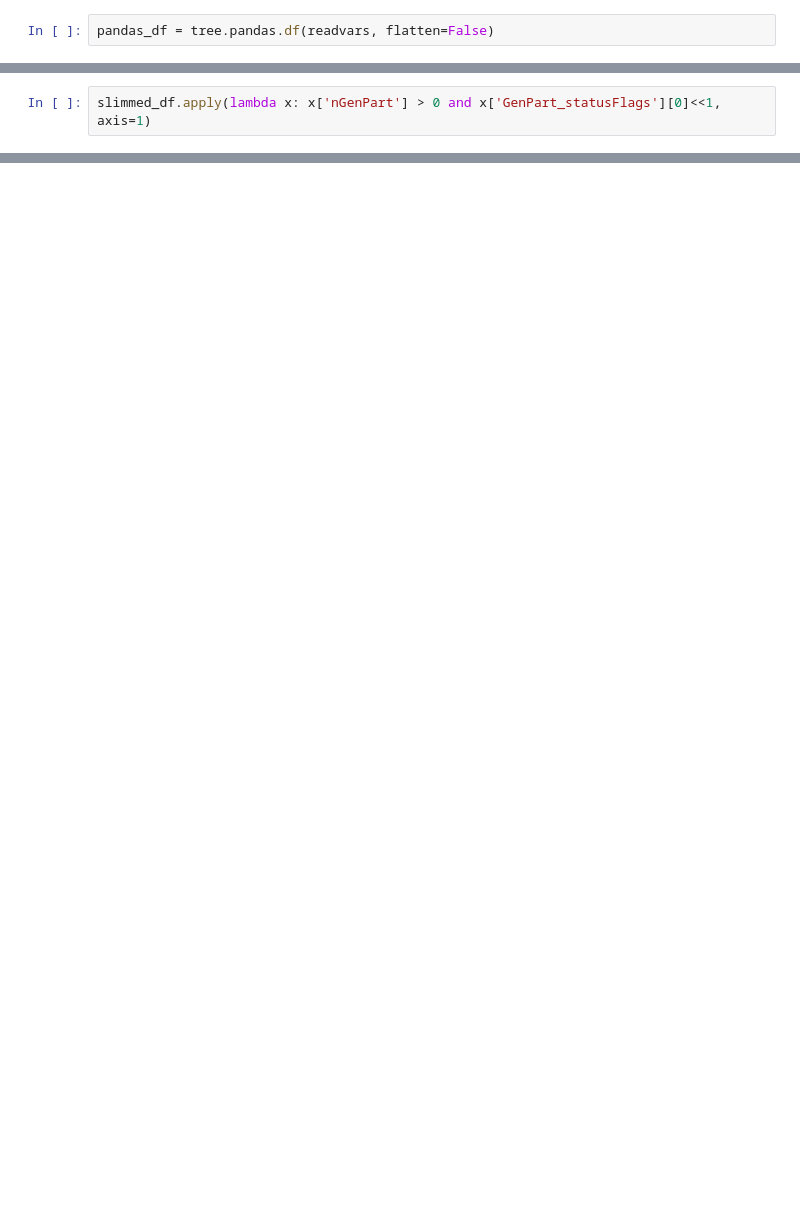
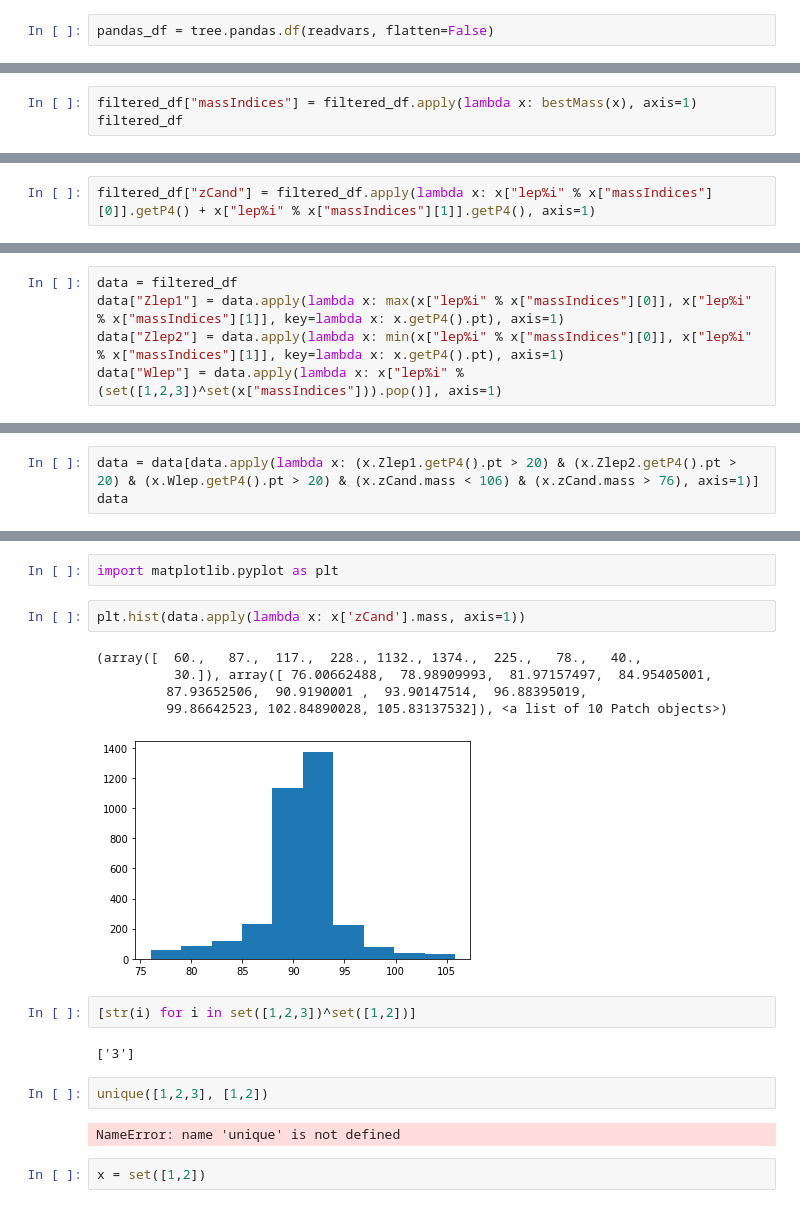
Before and after one commit to kdlong/WZVBS_MVAstudies, a Jupyter notebook: genLevel.ipynb, the cells around one changed output, grey strips where cells are left out. Drawn from its saved outputs; the diff is of its cells as text; blank space fills up the shorter version.

Commit message:
Use dressed leptons, a bit more data restructuring

```diff
--- a/genLevel.ipynb
+++ b/genLevel.ipynb
@@ -93,0 +80,3 @@ slimmed_df
+# %%
+filtered_df["massIndices"] = filtered_df.apply(lambda x: bestMass(x), axis=1)
+filtered_df
@@ -94,2 +98,2 @@ slimmed_df
 # %%
-slimmed_df.apply(lambda x: x['nGenPart'] > 0 and x['GenPart_statusFlags'][0]<<1, axis=1)
+filtered_df["zCand"] = filtered_df.apply(lambda x: x["lep%i" % x["massIndices"][0]].getP4() + x["lep%i" % x["massIndices"][1]].getP4(), axis=1)
@@ -109,0 +100,5 @@ Length: 16294, dtype: int64
+# %%
+data = filtered_df
+data["Zlep1"] = data.apply(lambda x: max(x["lep%i" % x["massIndices"][0]], x["lep%i" % x["massIndices"][1]], key=lambda x: x.getP4().pt), axis=1)
+data["Zlep2"] = data.apply(lambda x: min(x["lep%i" % x["massIndices"][0]], x["lep%i" % x["massIndices"][1]], key=lambda x: x.getP4().pt), axis=1)
+data["Wlep"] = data.apply(lambda x: x["lep%i" % (set([1,2,3])^set(x["massIndices"])).pop()], axis=1)
@@ -109,0 +122,3 @@ Length: 16294, dtype: int64
+# %%
+data = data[data.apply(lambda x: (x.Zlep1.getP4().pt > 20) & (x.Zlep2.getP4().pt > 20) & (x.Wlep.getP4().pt > 20) & (x.zCand.mass < 106) & (x.zCand.mass > 76), axis=1)]
+data
@@ -109,0 +140,20 @@ Length: 16294, dtype: int64
+# %%
+import matplotlib.pyplot as plt
+# %%
+plt.hist(data.apply(lambda x: x['zCand'].mass, axis=1))
+# %% [output]
+(array([  60.,   87.,  117.,  228., 1132., 1374.,  225.,   78.,   40.,
+          30.]), array([ 76.00662488,  78.98909993,  81.97157497,  84.95405001,
+         87.93652506,  90.9190001 ,  93.90147514,  96.88395019,
+         99.86642523, 102.84890028, 105.83137532]), <a list of 10 Patch objects>)
+[figure, added]
+# %%
+[str(i) for i in set([1,2,3])^set([1,2])]
+# %% [output]
+['3']
+# %%
+unique([1,2,3], [1,2])
+# %% [output]
+NameError: name 'unique' is not defined
+# %%
+x = set([1,2])
```
Also changed, not shown: parts of 17 cells of this notebook.
